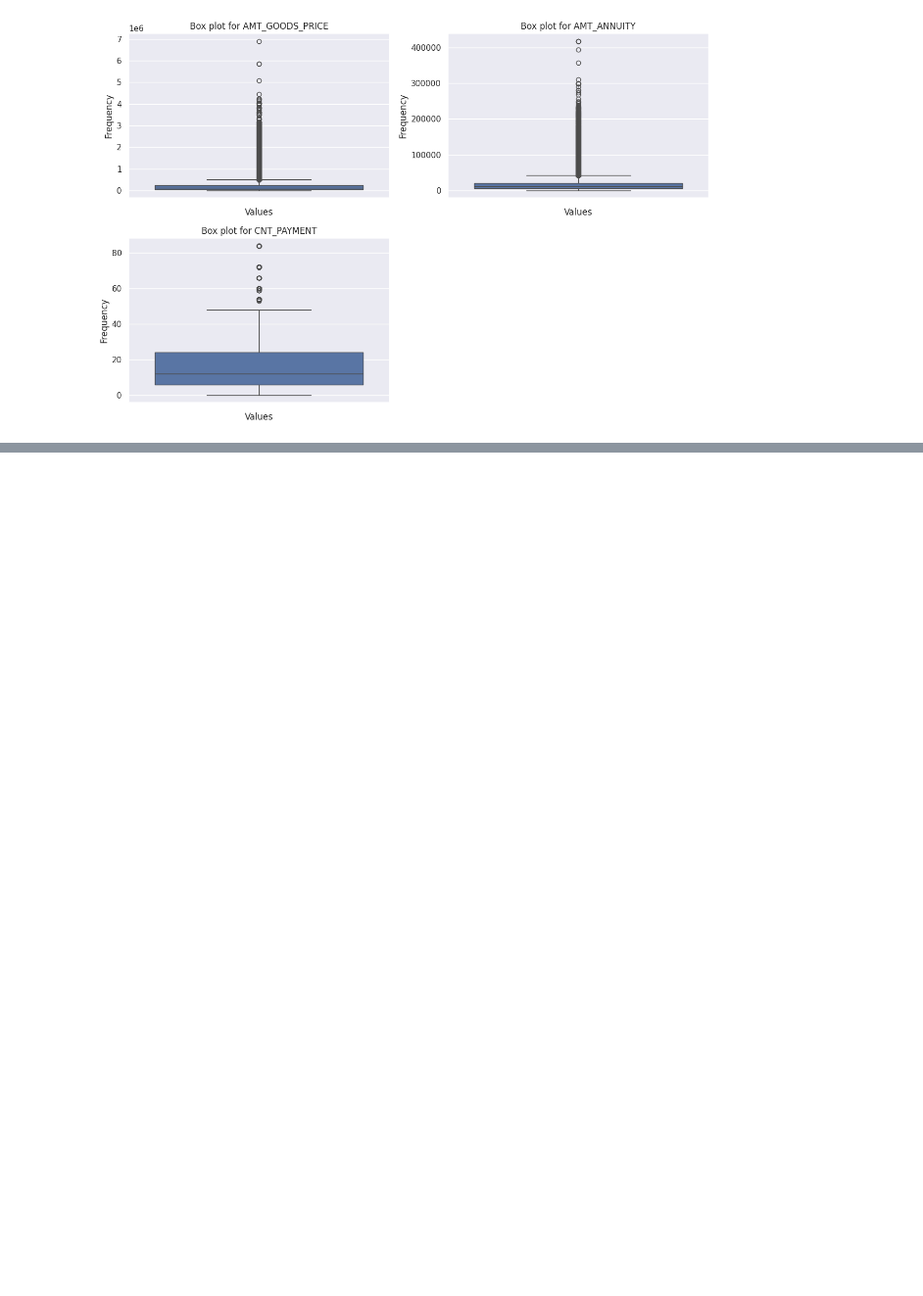
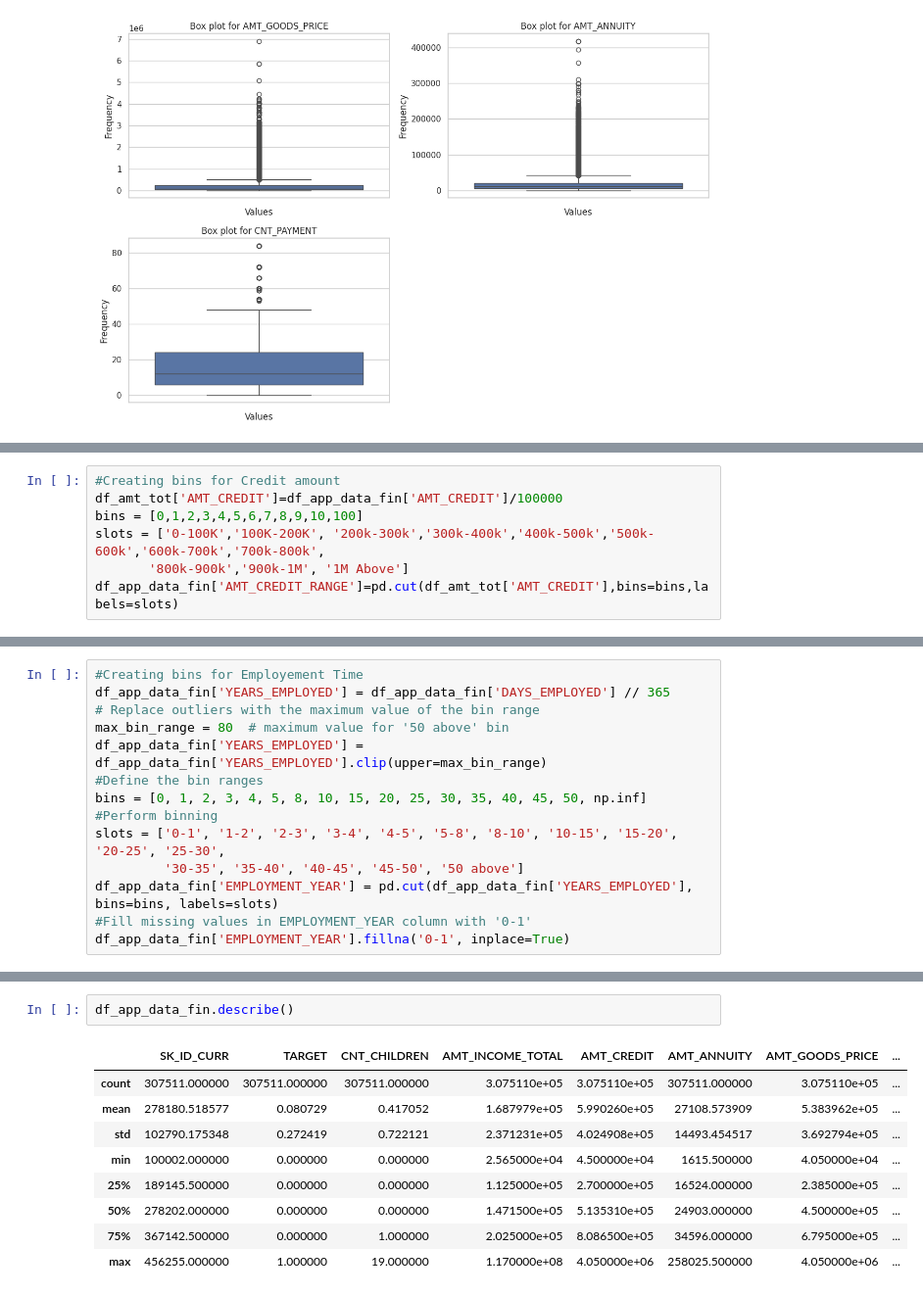
Before and after one commit to raghavendranhp/Financial_Risk_Detection, a Jupyter notebook: Financial_Risk_Analysis_preprocessing.ipynb, the cells around one changed output, grey strips where cells are left out. Shown at 98% size. Saved outputs shown, nothing was run; the diff lists cells and outputs as text; blank space fills up the shorter version.

```diff
--- a/Financial_Risk_Analysis_preprocessing.ipynb
+++ b/Financial_Risk_Analysis_preprocessing.ipynb
@@ -663,0 +701,7 @@ df_pre_app_fin['AMT_ANNUITY'].fillna(med_value_cnt, inplace=True)
+# %%
+#Creating bins for Credit amount
+df_amt_tot['AMT_CREDIT']=df_app_data_fin['AMT_CREDIT']/100000
+bins = [0,1,2,3,4,5,6,7,8,9,10,100]
+slots = ['0-100K','100K-200K', '200k-300k','300k-400k','400k-500k','500k-600k','600k-700k','700k-800k',
+       '800k-900k','900k-1M', '1M Above']
+df_app_data_fin['AMT_CREDIT_RANGE']=pd.cut(df_amt_tot['AMT_CREDIT'],bins=bins,labels=slots)
@@ -663,0 +714,14 @@ df_pre_app_fin['AMT_ANNUITY'].fillna(med_value_cnt, inplace=True)
+# %%
+#Creating bins for Employement Time
+df_app_data_fin['YEARS_EMPLOYED'] = df_app_data_fin['DAYS_EMPLOYED'] // 365
+# Replace outliers with the maximum value of the bin range
+max_bin_range = 80  # maximum value for '50 above' bin
+df_app_data_fin['YEARS_EMPLOYED'] = df_app_data_fin['YEARS_EMPLOYED'].clip(upper=max_bin_range)
+#Define the bin ranges
+bins = [0, 1, 2, 3, 4, 5, 8, 10, 15, 20, 25, 30, 35, 40, 45, 50, np.inf]
+#Perform binning
+slots = ['0-1', '1-2', '2-3', '3-4', '4-5', '5-8', '8-10', '10-15', '15-20', '20-25', '25-30',
+         '30-35', '35-40', '40-45', '45-50', '50 above']
+df_app_data_fin['EMPLOYMENT_YEAR'] = pd.cut(df_app_data_fin['YEARS_EMPLOYED'], bins=bins, labels=slots)
+#Fill missing values in EMPLOYMENT_YEAR column with '0-1'
+df_app_data_fin['EMPLOYMENT_YEAR'].fillna('0-1', inplace=True)
@@ -663,0 +879,12 @@ df_pre_app_fin['AMT_ANNUITY'].fillna(med_value_cnt, inplace=True)
+# %%
+df_app_data_fin.describe()
+# %% [output]
+|  | SK_ID_CURR | TARGET | CNT_CHILDREN | AMT_INCOME_TOTAL | AMT_CREDIT | AMT_ANNUITY | AMT_GOODS_PRICE | ... |
+| count | 307511.000000 | 307511.000000 | 307511.000000 | 3.075110e+05 | 3.075110e+05 | 307511.000000 | 3.075110e+05 | ... |
+| mean | 278180.518577 | 0.080729 | 0.417052 | 1.687979e+05 | 5.990260e+05 | 27108.573909 | 5.383962e+05 | ... |
+| std | 102790.175348 | 0.272419 | 0.722121 | 2.371231e+05 | 4.024908e+05 | 14493.454517 | 3.692794e+05 | ... |
+| min | 100002.000000 | 0.000000 | 0.000000 | 2.565000e+04 | 4.500000e+04 | 1615.500000 | 4.050000e+04 | ... |
+| 25% | 189145.500000 | 0.000000 | 0.000000 | 1.125000e+05 | 2.700000e+05 | 16524.000000 | 2.385000e+05 | ... |
+| 50% | 278202.000000 | 0.000000 | 0.000000 | 1.471500e+05 | 5.135310e+05 | 24903.000000 | 4.500000e+05 | ... |
+| 75% | 367142.500000 | 0.000000 | 1.000000 | 2.025000e+05 | 8.086500e+05 | 34596.000000 | 6.795000e+05 | ... |
+| max | 456255.000000 | 1.000000 | 19.000000 | 1.170000e+08 | 4.050000e+06 | 258025.500000 | 4.050000e+06 | ... |
```
Also changed, not shown: parts of 31 cells of this notebook.
